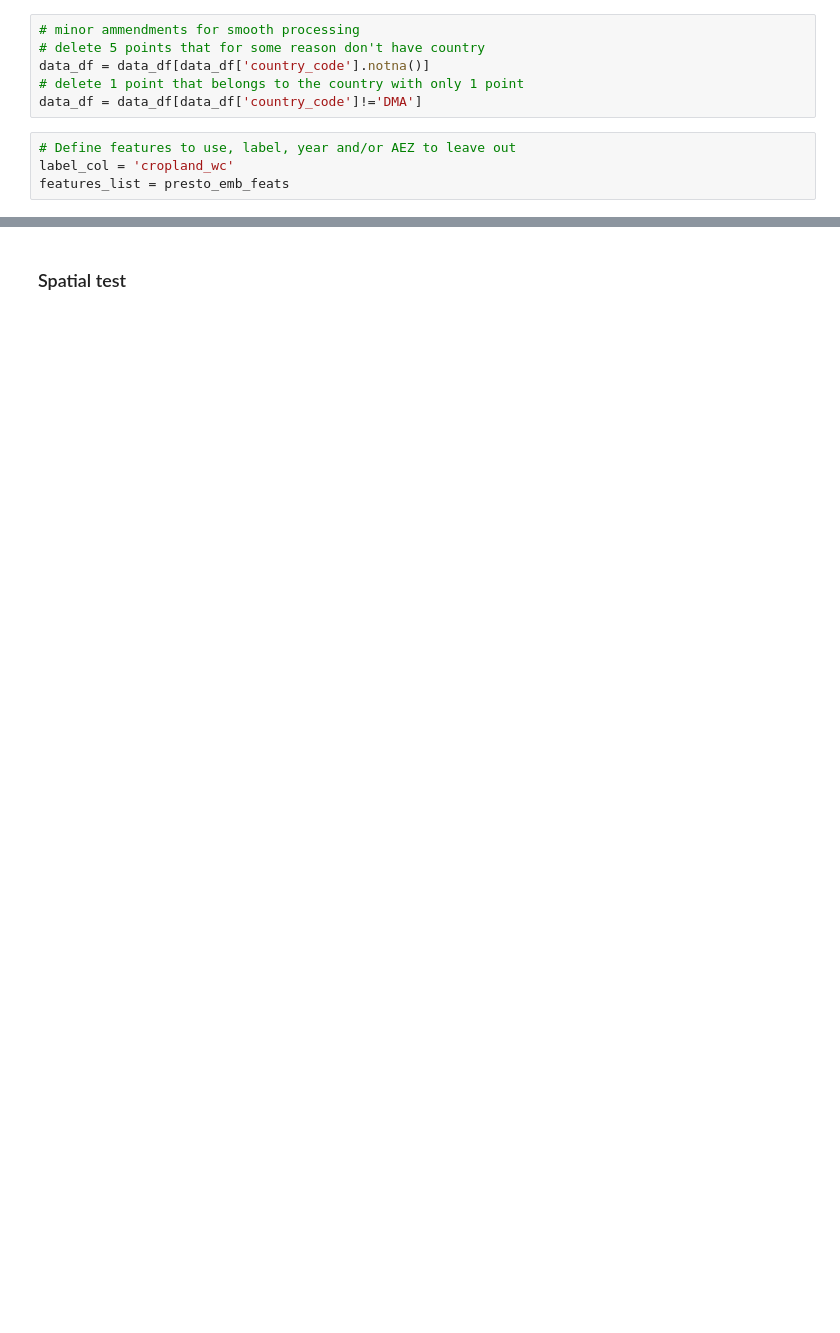
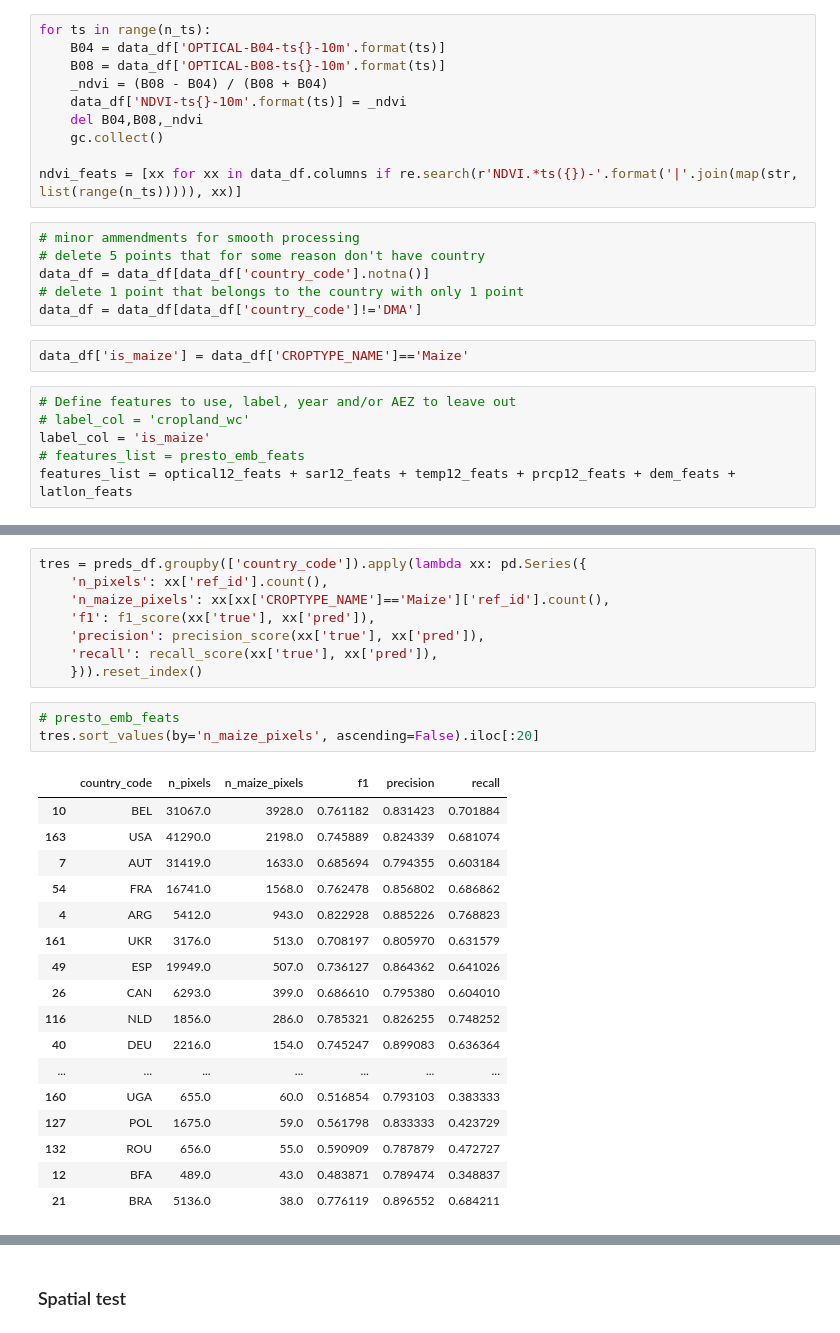
Before and after one commit to WorldCereal/worldcereal-classification, a Jupyter notebook: notebooks/baseline_experiments.ipynb, the cells around one changed output, grey strips where cells are left out. Cells and saved outputs as stored; diff of their text form; blank space fills up the shorter version.

Commit message:
added maize experiments; updated legend files

```diff
--- a/notebooks/baseline_experiments.ipynb
+++ b/notebooks/baseline_experiments.ipynb
@@ -163,10 +164,24 @@ presto_emb_feats = [xx for xx in data_df.columns if 'presto_ft' in xx]
+# %%
+for ts in range(n_ts):
+    B04 = data_df['OPTICAL-B04-ts{}-10m'.format(ts)]
+    B08 = data_df['OPTICAL-B08-ts{}-10m'.format(ts)]
+    _ndvi = (B08 - B04) / (B08 + B04)
+    data_df['NDVI-ts{}-10m'.format(ts)] = _ndvi
+    del B04,B08,_ndvi
+    gc.collect()
+
+ndvi_feats = [xx for xx in data_df.columns if re.search(r'NDVI.*ts({})-'.format('|'.join(map(str, list(range(n_ts))))), xx)]
 # %%
 # minor ammendments for smooth processing
 # delete 5 points that for some reason don't have country
 data_df = data_df[data_df['country_code'].notna()]
 # delete 1 point that belongs to the country with only 1 point
 data_df = data_df[data_df['country_code']!='DMA']
+# %%
+data_df['is_maize'] = data_df['CROPTYPE_NAME']=='Maize'
 # %%
 # Define features to use, label, year and/or AEZ to leave out
-label_col = 'cropland_wc'
-features_list = presto_emb_feats
+# label_col = 'cropland_wc'
+label_col = 'is_maize'
+# features_list = presto_emb_feats
+features_list = optical12_feats + sar12_feats + temp12_feats + prcp12_feats + dem_feats + latlon_feats
@@ -275,0 +399,29 @@ gc.collect()
+# %%
+tres = preds_df.groupby(['country_code']).apply(lambda xx: pd.Series({
+    'n_pixels': xx['ref_id'].count(),
+    'n_maize_pixels': xx[xx['CROPTYPE_NAME']=='Maize']['ref_id'].count(),
+    'f1': f1_score(xx['true'], xx['pred']),
+    'precision': precision_score(xx['true'], xx['pred']),
+    'recall': recall_score(xx['true'], xx['pred']),
+    })).reset_index()
+# %%
+# presto_emb_feats
+tres.sort_values(by='n_maize_pixels', ascending=False).iloc[:20]
+# %% [output]
+|  | country_code | n_pixels | n_maize_pixels | f1 | precision | recall |
+| 10 | BEL | 31067.0 | 3928.0 | 0.761182 | 0.831423 | 0.701884 |
+| 163 | USA | 41290.0 | 2198.0 | 0.745889 | 0.824339 | 0.681074 |
+| 7 | AUT | 31419.0 | 1633.0 | 0.685694 | 0.794355 | 0.603184 |
+| 54 | FRA | 16741.0 | 1568.0 | 0.762478 | 0.856802 | 0.686862 |
+| 4 | ARG | 5412.0 | 943.0 | 0.822928 | 0.885226 | 0.768823 |
+| 161 | UKR | 3176.0 | 513.0 | 0.708197 | 0.805970 | 0.631579 |
+| 49 | ESP | 19949.0 | 507.0 | 0.736127 | 0.864362 | 0.641026 |
+| 26 | CAN | 6293.0 | 399.0 | 0.686610 | 0.795380 | 0.604010 |
+| 116 | NLD | 1856.0 | 286.0 | 0.785321 | 0.826255 | 0.748252 |
+| 40 | DEU | 2216.0 | 154.0 | 0.745247 | 0.899083 | 0.636364 |
+| ... | ... | ... | ... | ... | ... | ... |
+| 160 | UGA | 655.0 | 60.0 | 0.516854 | 0.793103 | 0.383333 |
+| 127 | POL | 1675.0 | 59.0 | 0.561798 | 0.833333 | 0.423729 |
+| 132 | ROU | 656.0 | 55.0 | 0.590909 | 0.787879 | 0.472727 |
+| 12 | BFA | 489.0 | 43.0 | 0.483871 | 0.789474 | 0.348837 |
+| 21 | BRA | 5136.0 | 38.0 | 0.776119 | 0.896552 | 0.684211 |
```
Also changed, not shown: parts of 36 cells of this notebook, 4 other files.
